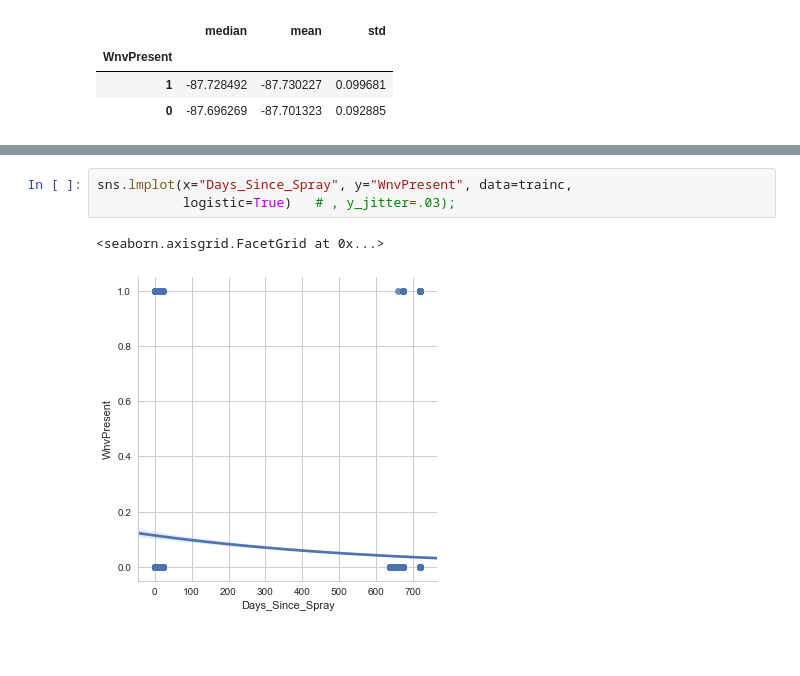
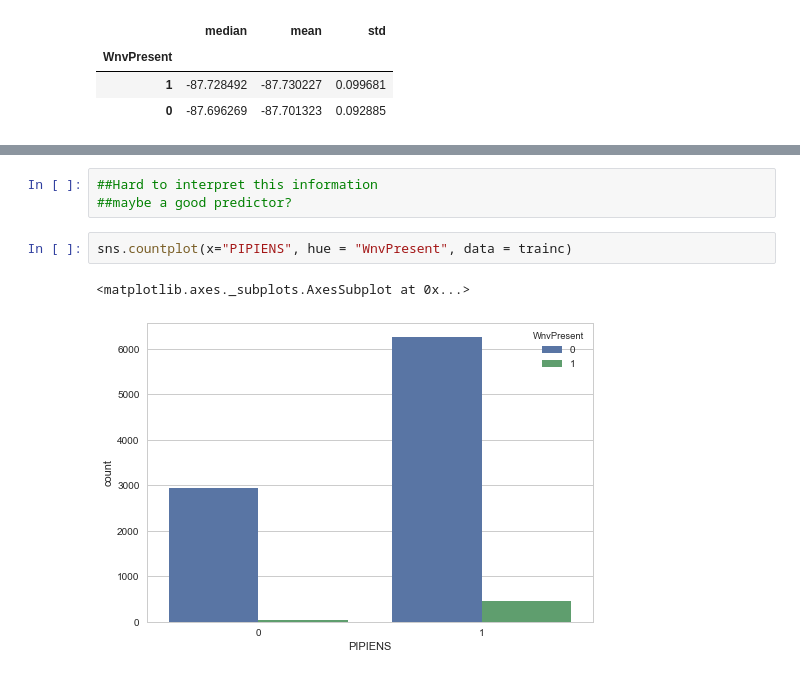
Before and after one commit to joshsparks/DSI-Kaggle, a Jupyter notebook: code/Refining-Combining-Data.ipynb, the cells around one changed output, grey strips where cells are left out. Cells and saved outputs as stored; diff of their text form; blank space fills up the shorter version.

Commit message:
updates to exploratory data viz

```diff
--- a/code/Refining-Combining-Data.ipynb
+++ b/code/Refining-Combining-Data.ipynb
@@ -335,6 +358,8 @@ trainc.groupby("WnvPresent").Longitude.agg(["median", "mean", "std"]).sort_value
+# %%
+##Hard to interpret this information
+##maybe a good predictor?
 # %%
-sns.lmplot(x="Days_Since_Spray", y="WnvPresent", data=trainc,
-           logistic=True)   # , y_jitter=.03);
+sns.countplot(x="PIPIENS", hue = "WnvPresent", data = trainc)
 # %% [output]
-<seaborn.axisgrid.FacetGrid at 0x...>
+<matplotlib.axes._subplots.AxesSubplot at 0x...>
-[figure, old version]
+[figure, new version]
```
Also changed, not shown: parts of 53 cells of this notebook.
